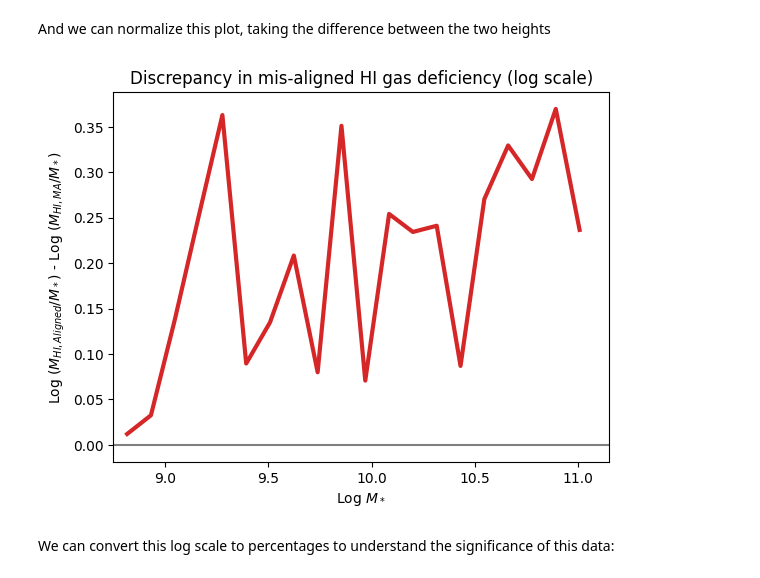
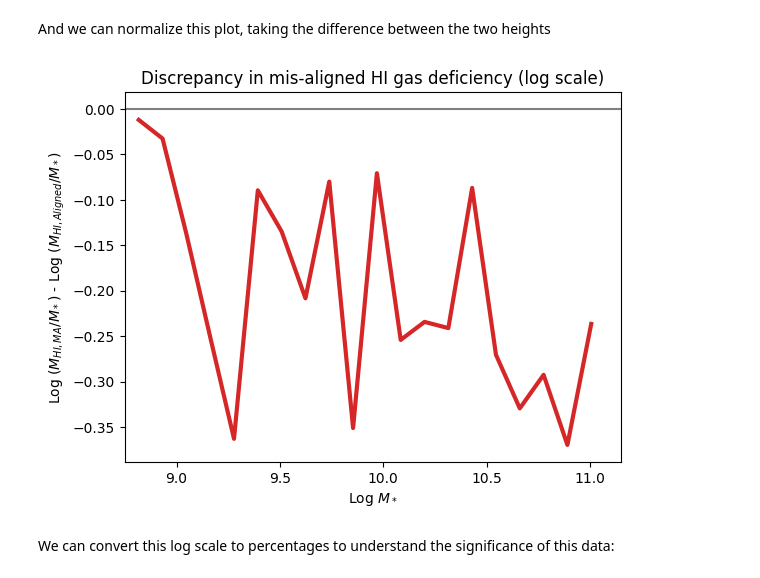
Before and after one commit to harrisonfwest/HI-MaNGA, a Jupyter notebook: HI-MaNGA_MisalignmentAndDeficiency.ipynb, the cells around one changed output. Cells and saved outputs as stored; diff of their text form; code cells hidden in the pictures.

```diff
--- a/HI-MaNGA_MisalignmentAndDeficiency.ipynb
+++ b/HI-MaNGA_MisalignmentAndDeficiency.ipynb
@@ -256,7 +256,7 @@ limitedAlignedBin = scipy.stats.binned_statistic(limitedXs, limitedBin, 'mean',
 plt.plot(np.linspace(min(limitedXs), max(limitedXs), 20), limitedAlignedBin[0], color = 'tab:blue')
 
 for i in range(20):
-    MABinDiff[i] = limitedAlignedBin[0][i] - MABin[0][i]
+    MABinDiff[i] =  MABin[0][i] - limitedAlignedBin[0][i]
 
 #plt.plot(MAXs, MABinDiff);
 plt.plot(MAXs, MABin[0], lw = 3, color='tab:red');
@@ -267,12 +267,12 @@ And we can normalize this plot, taking the difference between the two heights
 # %%
 plt.xlim(8.75, 11.15)
 plt.plot(MAXs, MABinDiff, lw = 3, color='tab:red');
 plt.plot([5, 15], [0, 0], color = 'grey');
 plt.title('Discrepancy in mis-aligned HI gas deficiency (log scale)')
 plt.xlabel('Log $M_*$')
-plt.ylabel('Log $(M_{HI, Aligned}/M_*)$ - Log $(M_{HI, MA}/M_*)$');
+plt.ylabel('Log $(M_{HI, MA}/M_*)$ - Log $(M_{HI, Aligned}/M_*)$');
 # %% [output]
-[figure, old version]
+[figure, new version]
 # %% [markdown]
 We can convert this log scale to percentages to understand the significance of this data:
 # %%
```
Also changed, not shown: parts of 1 cell of this notebook.
